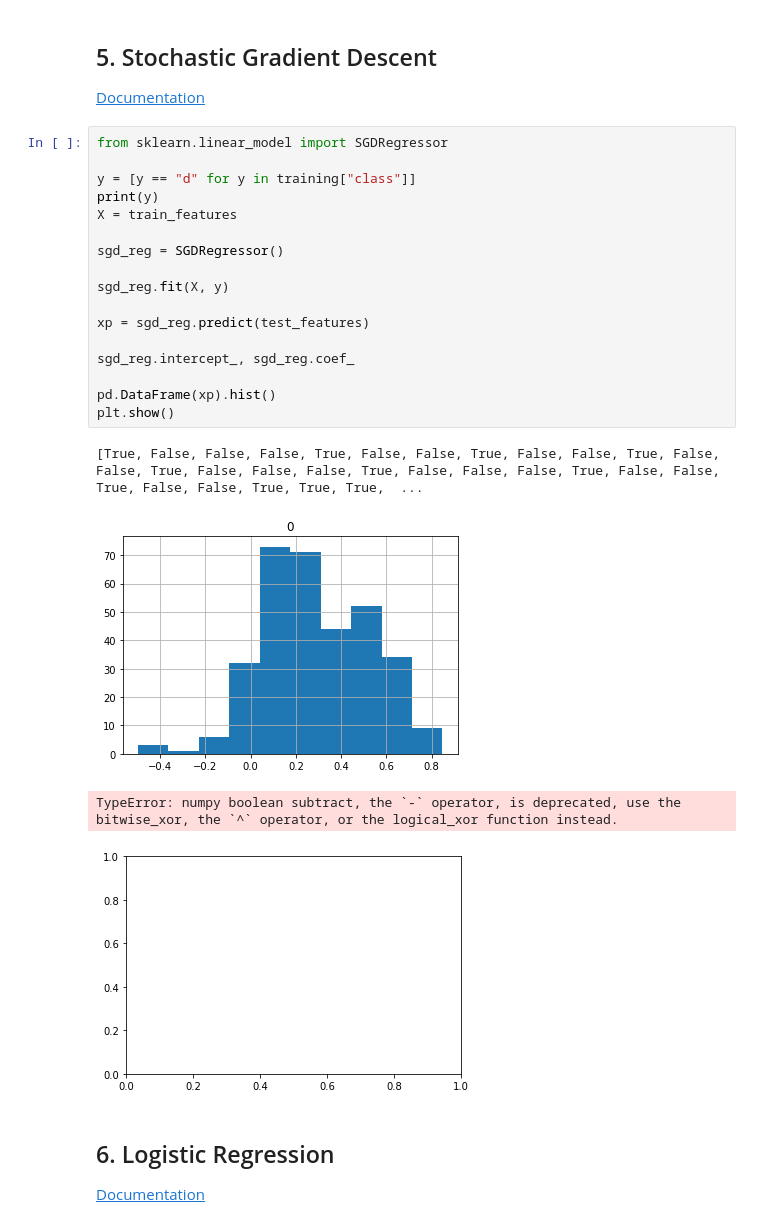
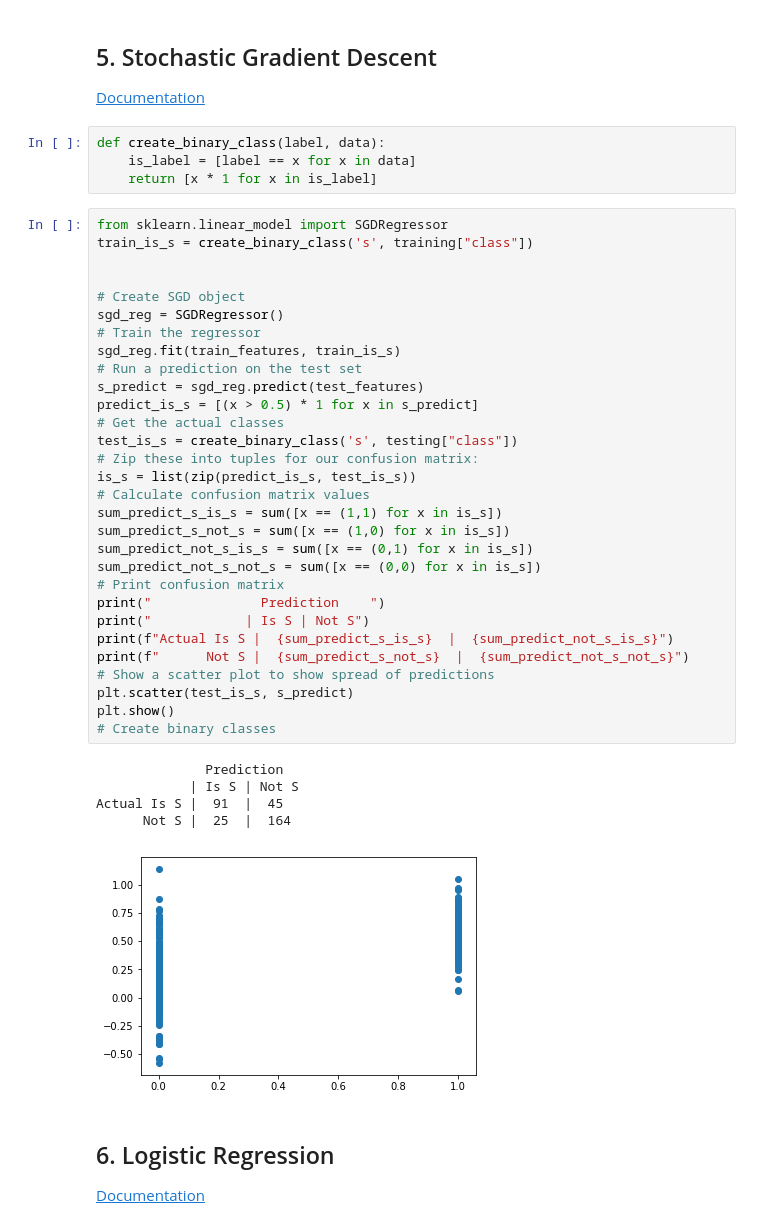
Before and after one commit to Alastairm/ml-labs, a Jupyter notebook: lab2/Lab Sheet 2.ipynb, the cells around one changed output. Drawn from its saved outputs; the diff is of its cells as text.

Commit message:
Did some SGD regressor BS

```diff
--- a/lab2/Lab Sheet 2.ipynb
+++ b/lab2/Lab Sheet 2.ipynb
@@ -138,28 +127,46 @@ test_features = scaler.transform(test_features)
 ## 5. Stochastic Gradient Descent
 
 [Documentation](https://scikit-learn.org/stable/modules/generated/sklearn.linear_model.SGDRegressor.html#sklearn.linear_model.SGDRegressor)
-# %%
-from sklearn.linear_model import SGDRegressor
-
-y = [y == "d" for y in training["class"]]
-print(y)
-X = train_features
-
-sgd_reg = SGDRegressor()
-
-sgd_reg.fit(X, y)
-
-xp = sgd_reg.predict(test_features)
-
-sgd_reg.intercept_, sgd_reg.coef_
-
-pd.DataFrame(xp).hist()
-plt.show()
-# %% [output]
-[True, False, False, False, True, False, False, True, False, False, True, False, False, True, False, False, False, True, False, False, False, True, False, False, True, False, False, True, True, True,  ...
-[figure, removed]
-TypeError: numpy boolean subtract, the `-` operator, is deprecated, use the bitwise_xor, the `^` operator, or the logical_xor function instead.
-[figure, removed]
+# %%
+def create_binary_class(label, data):
+    is_label = [label == x for x in data]
+    return [x * 1 for x in is_label]
+# %%
+from sklearn.linear_model import SGDRegressor
+train_is_s = create_binary_class('s', training["class"])
+
+
+# Create SGD object
+sgd_reg = SGDRegressor()
+# Train the regressor
+sgd_reg.fit(train_features, train_is_s)
+# Run a prediction on the test set
+s_predict = sgd_reg.predict(test_features)
+predict_is_s = [(x > 0.5) * 1 for x in s_predict]
+# Get the actual classes
+test_is_s = create_binary_class('s', testing["class"])
+# Zip these into tuples for our confusion matrix:
+is_s = list(zip(predict_is_s, test_is_s))
+# Calculate confusion matrix values
+sum_predict_s_is_s = sum([x == (1,1) for x in is_s])
+sum_predict_s_not_s = sum([x == (1,0) for x in is_s])
+sum_predict_not_s_is_s = sum([x == (0,1) for x in is_s])
+sum_predict_not_s_not_s = sum([x == (0,0) for x in is_s])
+# Print confusion matrix
+print("              Prediction    ")
+print("            | Is S | Not S")
+print(f"Actual Is S |  {sum_predict_s_is_s}  |  {sum_predict_not_s_is_s}")
+print(f"      Not S |  {sum_predict_s_not_s}  |  {sum_predict_not_s_not_s}")
+# Show a scatter plot to show spread of predictions
+plt.scatter(test_is_s, s_predict)
+plt.show()
+# Create binary classes
+# %% [output]
+              Prediction
+            | Is S | Not S
+Actual Is S |  91  |  45
+      Not S |  25  |  164
+[figure, added]
 # %% [markdown]
 ## 6. Logistic Regression
 
```
Also changed, not shown: parts of 2 cells of this notebook, 1 other file.
